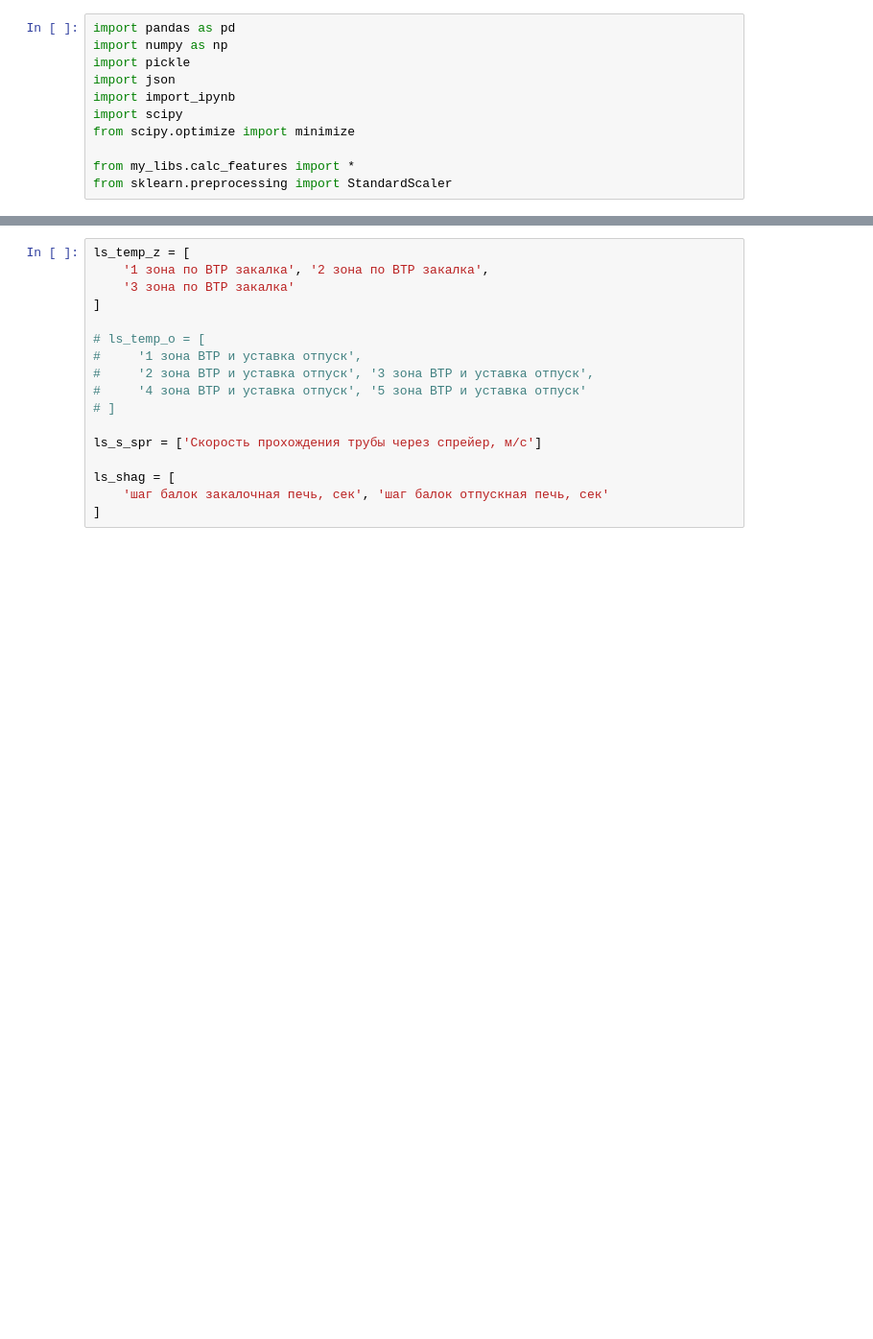
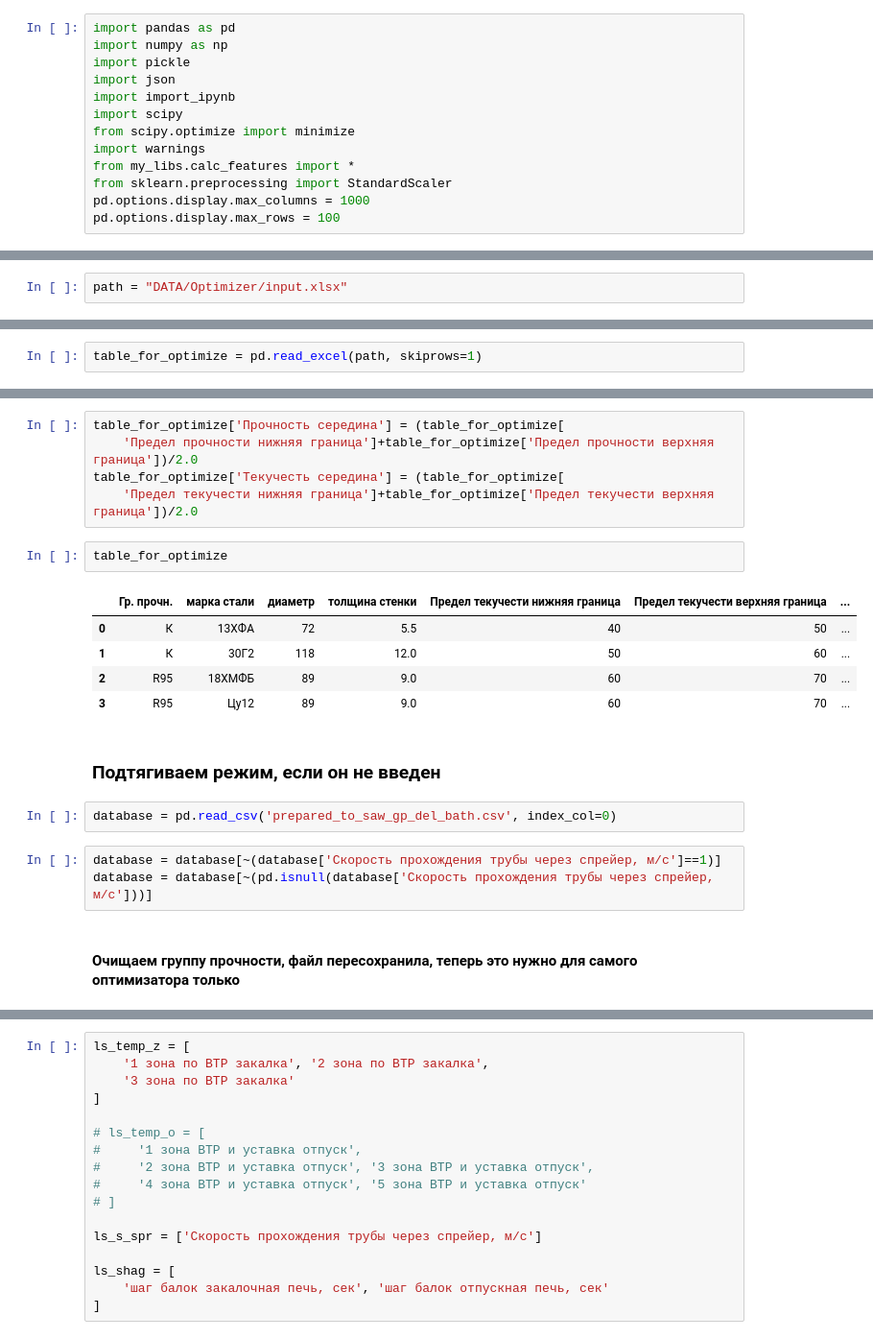
Before and after one commit to ChelpipeBigDataTeam/PNTZ, a Jupyter notebook: Optimizer-Copy1.ipynb, the cells around one changed output, grey strips where cells are left out. Shown at 96% size. Cells and saved outputs as stored; diff of their text form; blank space fills up the shorter version.

Commit message:
Добавила подтягивание ближайшего режима для оптимизатора, изменила функцию для подтягивания режимов, оптимизация по нескольким условиям (пока прочность и текучесть пытаемся приблизить к центру)

```diff
--- a/Optimizer-Copy1.ipynb
+++ b/Optimizer-Copy1.ipynb
@@ -6,6 +8,8 @@ import json
 import import_ipynb
 import scipy
 from scipy.optimize import minimize
-
+import warnings
 from my_libs.calc_features import *
 from sklearn.preprocessing import StandardScaler
+pd.options.display.max_columns = 1000
+pd.options.display.max_rows = 100
@@ -15,0 +16,2 @@ pd.options.display.max_columns = 1000
+# %%
+path = "DATA/Optimizer/input.xlsx"
@@ -15,0 +63,2 @@ pd.options.display.max_columns = 1000
+# %%
+table_for_optimize = pd.read_excel(path, skiprows=1)
@@ -15,0 +125,22 @@ pd.options.display.max_columns = 1000
+# %%
+table_for_optimize['Прочность середина'] = (table_for_optimize[
+    'Предел прочности нижняя граница']+table_for_optimize['Предел прочности верхняя граница'])/2.0
+table_for_optimize['Текучесть середина'] = (table_for_optimize[
+    'Предел текучести нижняя граница']+table_for_optimize['Предел текучести верхняя граница'])/2.0
+# %%
+table_for_optimize
+# %% [output]
+|  | Гр. прочн. | марка стали | диаметр | толщина стенки | Предел текучести нижняя граница | Предел текучести верхняя граница | ... |
+| 0 | К | 13ХФА | 72 | 5.5 | 40 | 50 | ... |
+| 1 | К | 30Г2 | 118 | 12.0 | 50 | 60 | ... |
+| 2 | R95 | 18ХМФБ | 89 | 9.0 | 60 | 70 | ... |
+| 3 | R95 | Цу12 | 89 | 9.0 | 60 | 70 | ... |
+# %% [markdown]
+### Подтягиваем режим, если он не введен
+# %%
+database = pd.read_csv('prepared_to_saw_gp_del_bath.csv', index_col=0)
+# %%
+database = database[~(database['Скорость прохождения трубы через спрейер, м/с']==1)]
+database = database[~(pd.isnull(database['Скорость прохождения трубы через спрейер, м/с']))]
+# %% [markdown]
+#### Очищаем группу прочности, файл пересохранила, теперь это нужно для самого оптимизатора только
```
Also changed, not shown: parts of 40 cells of this notebook.
